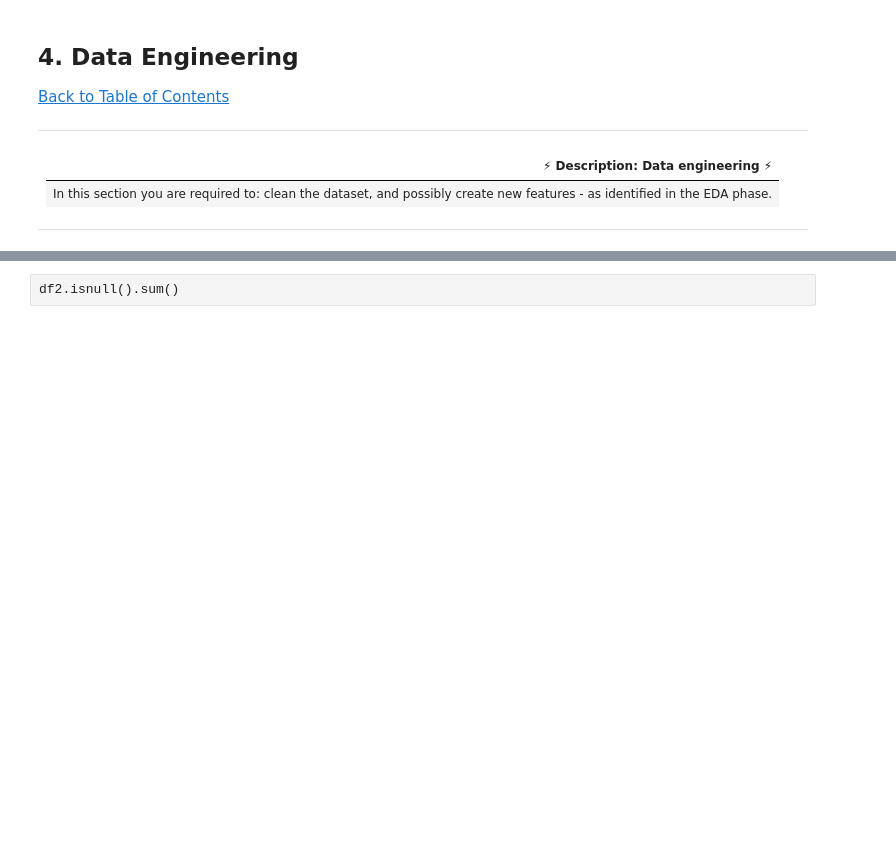
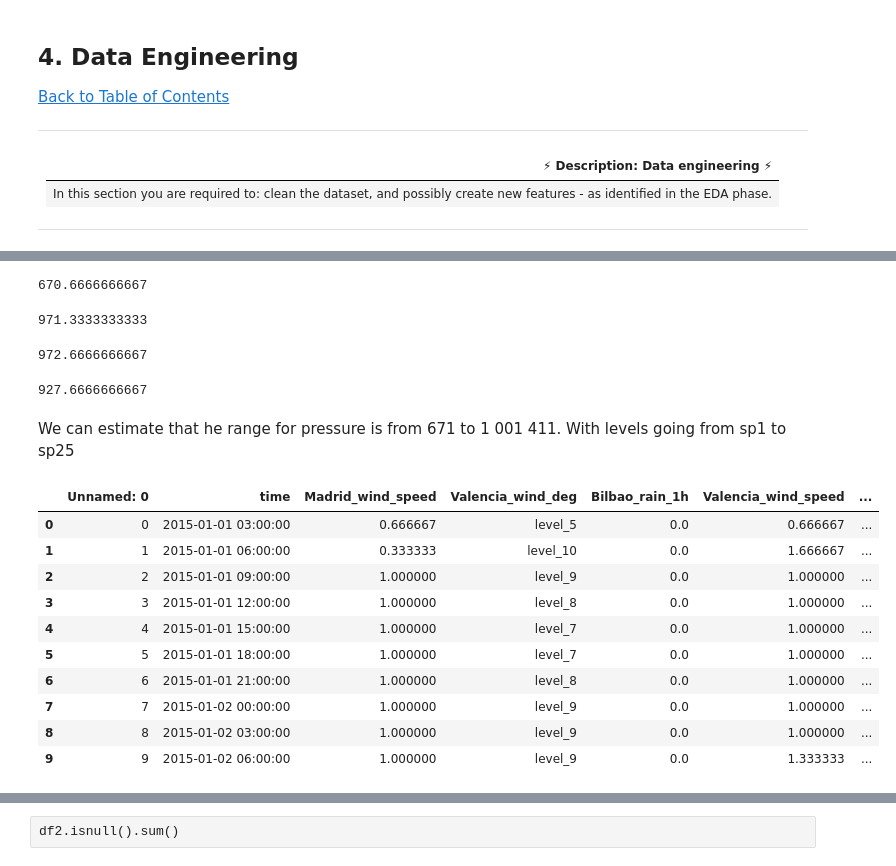
Before and after one commit to Explore-AI/load-shortfall-regression-predict-api, a Jupyter notebook: our_new_starter-notebook.ipynb, the cells around one changed output, grey strips where cells are left out. Drawn from its saved outputs; the diff is of its cells as text; code cells hidden in the pictures; blank space fills up the shorter version.

```diff
--- a/our_new_starter-notebook.ipynb
+++ b/our_new_starter-notebook.ipynb
@@ -487,0 +424,5 @@ We can estimate that he range for pressure is from 671 to 1 001 411. With levels
+# %%
+df['Transformed_Valencia_wind_deg'] = df['Valencia_wind_deg'].str.split('_').str[-1]
+df['Transformed_Valencia_wind_deg'] = df['Transformed_Valencia_wind_deg'].astype(int)
+df['Transformed_Valencia_wind_deg']=df['Transformed_Valencia_wind_deg']*36
+df.head()
@@ -488,3 +479,38 @@ We can estimate that he range for pressure is from 671 to 1 001 411. With levels
+# %%
+df.min(axis=0)['Barcelona_pressure']
+# %% [output]
+670.6666666667
+# %%
+df.min(axis=0)['Bilbao_pressure']
+# %% [output]
+971.3333333333
+# %%
+df.min(axis=0)['Valencia_pressure']
+# %% [output]
+972.6666666667
+# %%
+df.min(axis=0)['Madrid_pressure']
+# %% [output]
+927.6666666667
+# %% [markdown]
+We can estimate that he range for pressure is from 671 to 1 001 411. With levels going from sp1 to sp25
+# %%
+df['Transformed_Seville_pressure'] = df['Seville_pressure'].str.split('p').str[-1]
+df['Transformed_Seville_pressure'] = df['Transformed_Seville_pressure'].astype(int)
+df['Transformed_Seville_pressure']=df['Transformed_Seville_pressure']*40030
+df.head(10)
+# %% [output]
+|  | Unnamed: 0 | time | Madrid_wind_speed | Valencia_wind_deg | Bilbao_rain_1h | Valencia_wind_speed | ... |
+| 0 | 0 | 2015-01-01 03:00:00 | 0.666667 | level_5 | 0.0 | 0.666667 | ... |
+| 1 | 1 | 2015-01-01 06:00:00 | 0.333333 | level_10 | 0.0 | 1.666667 | ... |
+| 2 | 2 | 2015-01-01 09:00:00 | 1.000000 | level_9 | 0.0 | 1.000000 | ... |
+| 3 | 3 | 2015-01-01 12:00:00 | 1.000000 | level_8 | 0.0 | 1.000000 | ... |
+| 4 | 4 | 2015-01-01 15:00:00 | 1.000000 | level_7 | 0.0 | 1.000000 | ... |
+| 5 | 5 | 2015-01-01 18:00:00 | 1.000000 | level_7 | 0.0 | 1.000000 | ... |
+| 6 | 6 | 2015-01-01 21:00:00 | 1.000000 | level_8 | 0.0 | 1.000000 | ... |
+| 7 | 7 | 2015-01-02 00:00:00 | 1.000000 | level_9 | 0.0 | 1.000000 | ... |
+| 8 | 8 | 2015-01-02 03:00:00 | 1.000000 | level_9 | 0.0 | 1.000000 | ... |
+| 9 | 9 | 2015-01-02 06:00:00 | 1.000000 | level_9 | 0.0 | 1.333333 | ... |
 # %%
 # remove missing values/ features
 
```
Also changed, not shown: parts of 38 cells of this notebook.
